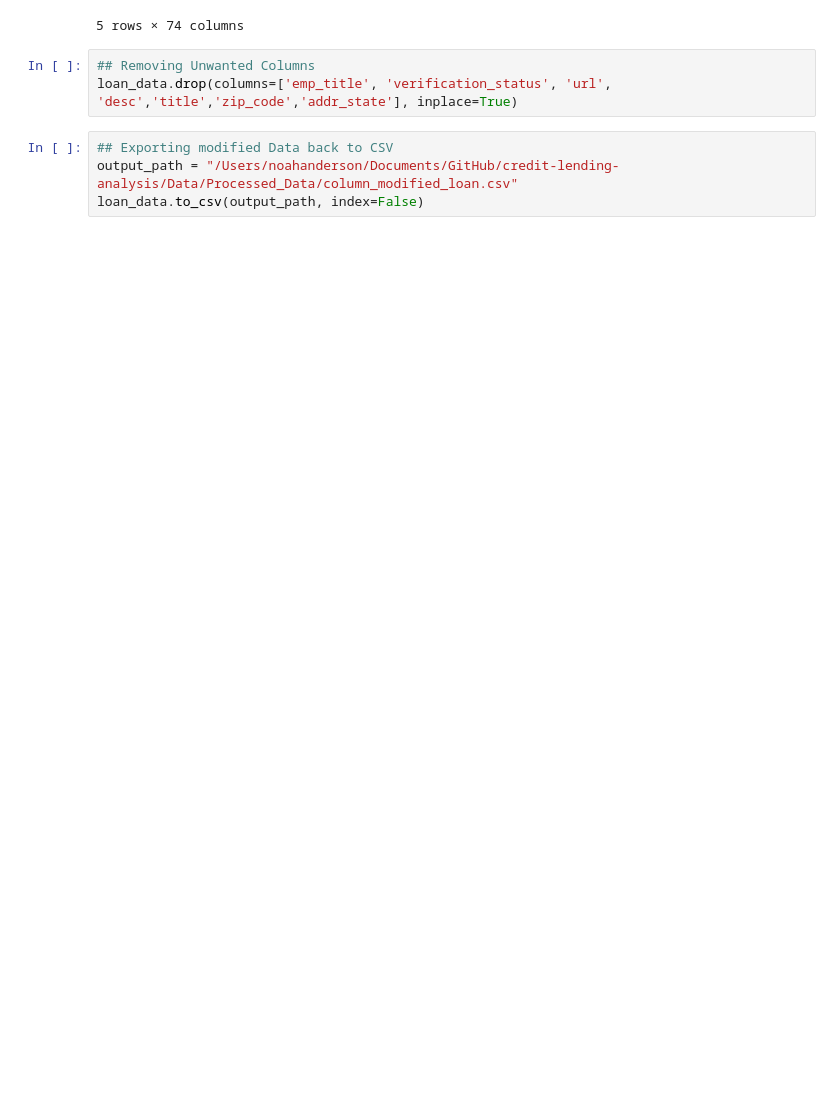
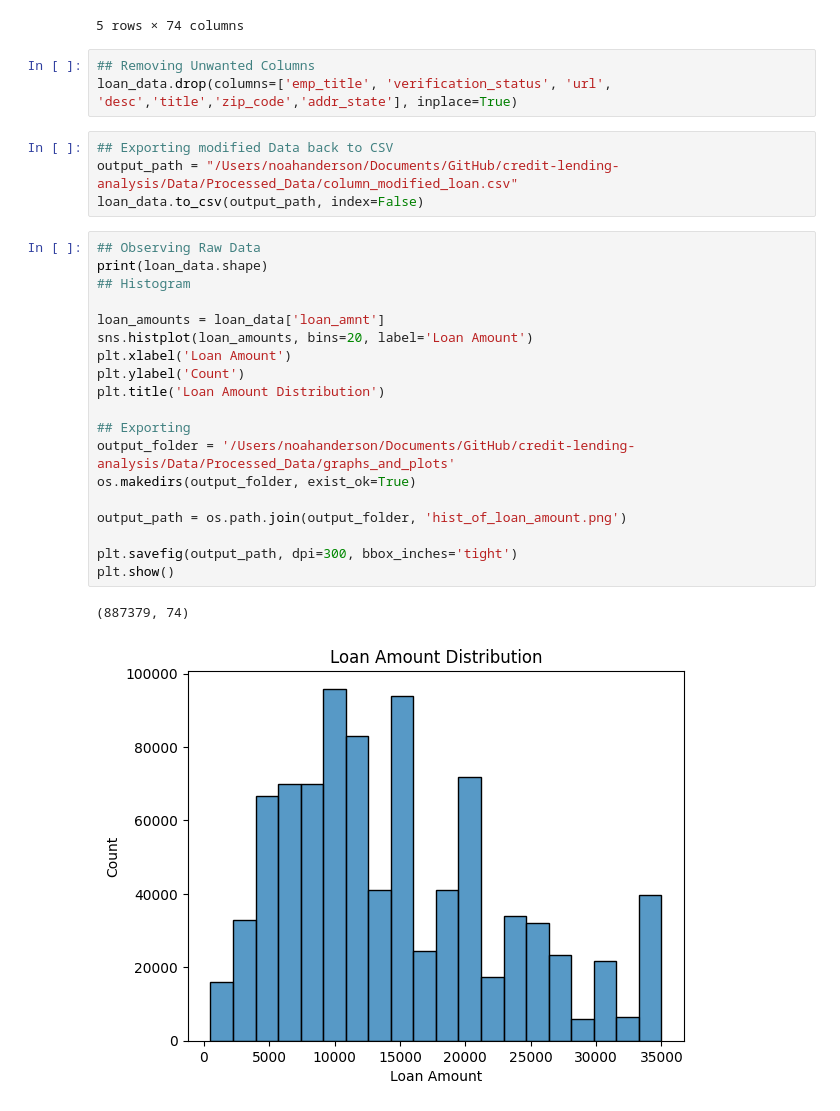
Before and after one commit to noahanderson157/credit-lending-analysis, a Jupyter notebook: Notebooks/processing_data.ipynb, the cells around one changed output. Drawn from its saved outputs; the diff is of its cells as text; blank space fills up the shorter version.

Commit message:
basic analysis
imported data, created histogram, sorted delinquent data

```diff
--- a/Notebooks/processing_data.ipynb
+++ b/Notebooks/processing_data.ipynb
@@ -22,3 +25,25 @@ loan_data.drop(columns=['emp_title', 'verification_status', 'url', 'desc','title
 ## Exporting modified Data back to CSV
 output_path = "/Users/noahanderson/Documents/GitHub/credit-lending-analysis/Data/Processed_Data/column_modified_loan.csv"
 loan_data.to_csv(output_path, index=False)
+# %%
+## Observing Raw Data
+print(loan_data.shape)
+## Histogram
+
+loan_amounts = loan_data['loan_amnt']
+sns.histplot(loan_amounts, bins=20, label='Loan Amount')
+plt.xlabel('Loan Amount')
+plt.ylabel('Count')
+plt.title('Loan Amount Distribution')
+
+## Exporting
+output_folder = '/Users/noahanderson/Documents/GitHub/credit-lending-analysis/Data/Processed_Data/graphs_and_plots'
+os.makedirs(output_folder, exist_ok=True)
+
+output_path = os.path.join(output_folder, 'hist_of_loan_amount.png')
+
+plt.savefig(output_path, dpi=300, bbox_inches='tight')
+plt.show()
+# %% [output]
+(887379, 74)
+[figure, added]
```
Also changed, not shown: parts of 4 cells of this notebook, 2 other files.
